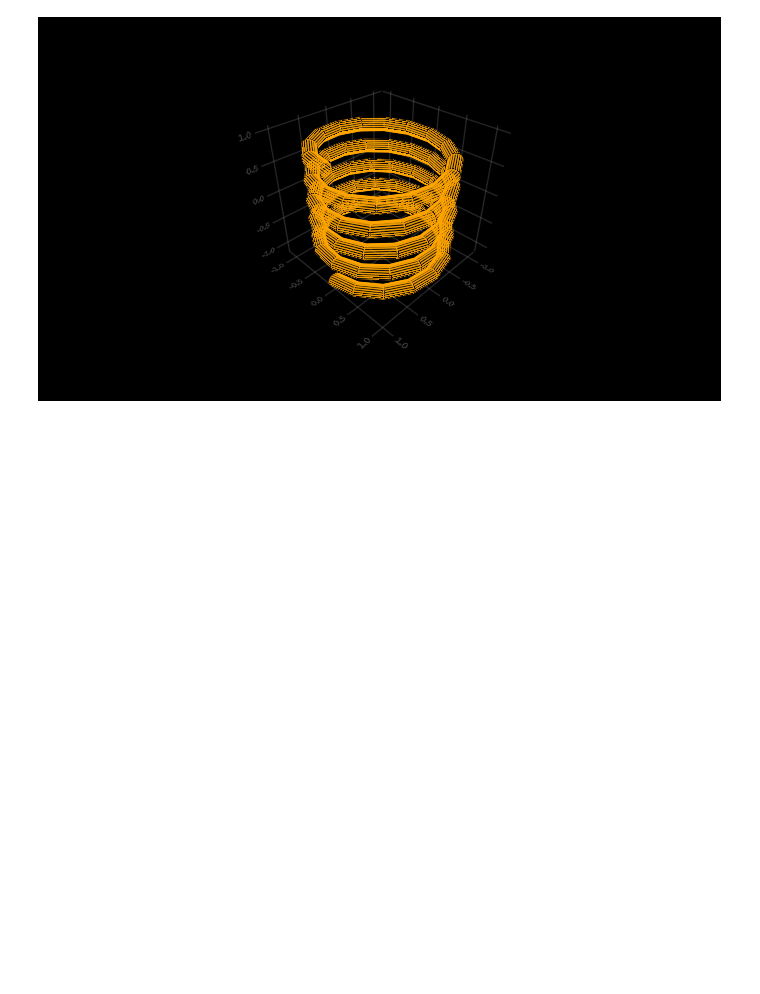
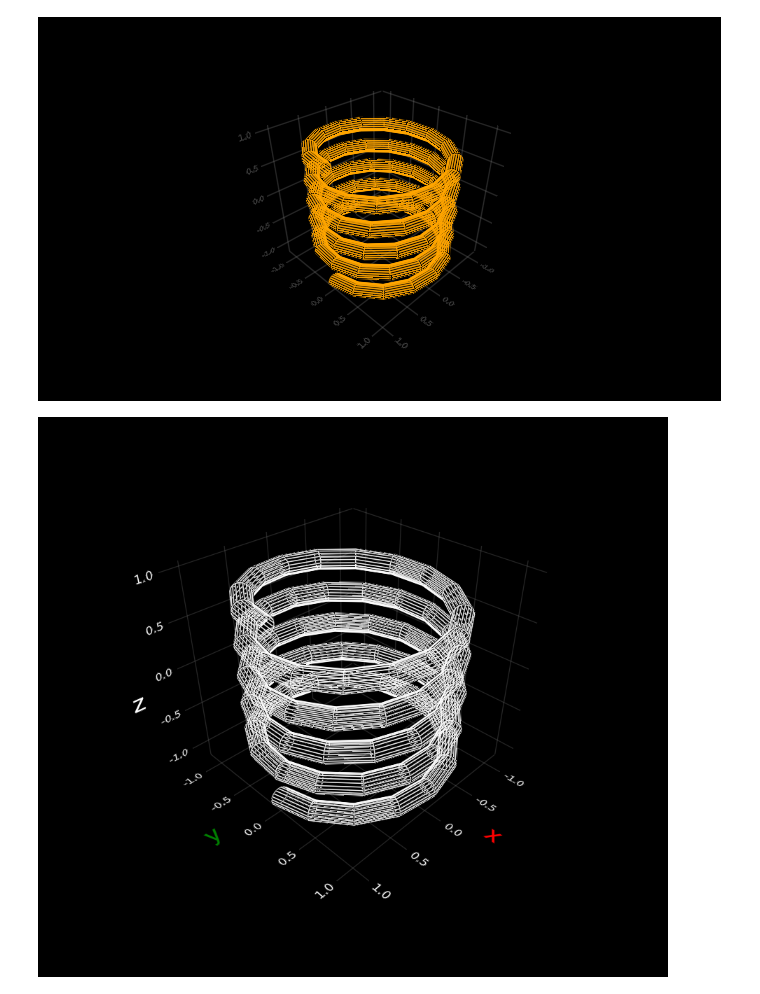
Before and after one commit to lazarusA/MakieNotebooks, a Jupyter notebook: MakieBlack.ipynb, the cells around one changed output. Saved outputs shown, nothing was run; the diff lists cells and outputs as text; code cells hidden in the pictures; blank space fills up the shorter version.

```diff
--- a/MakieBlack.ipynb
+++ b/MakieBlack.ipynb
@@ -189,4 +213,35 @@ z = [0.1*(sin(v) + u/1.7 - 10) for u in U, v in V];
 wireframe(x,y,z, color = :orange)
 # %% [output]
 [figure]
+# %%
+using GLMakie, ColorSchemes, Colors
+
+U  = LinRange(0,10π, 80)
+V = LinRange(0,2π, 20)
+x = [(1-0.1*cos(v))*cos(u) for u in U, v in V]
+y = [(1-0.1*cos(v))*sin(u) for u in U, v in V]
+z = [0.1*(sin(v) + u/1.7 - 10) for u in U, v in V];
+
+fig = Figure(resolution = (900, 800))
+ax = LScene(fig, scenekw = (camera = cam3d!, show_axis = true))
+line3d = wireframe!(x,y,z, color = :white)
+
+axis = ax.scene[OldAxis]
+axis[:names, :axisnames] = ("x", "y", "z")
+tstyle = axis[:names] #  get the nested attributes and work directly with them
+
+tstyle[:textsize] = 12
+tstyle[:textcolor] = (:red, :green, :white)
+tstyle[:font] = "helvetica"
+tstyle[:gap] = 5
+axis[:ticks][:textcolor] = :white
+axis[:ticks][:textsize] = 5
+#cbar = Colorbar(fig, line3d, label = "z",ticklabelsize = 12,
+#    width = 12, height = Relative(2/4), tickalign=0)
+fig[1, 1] = ax
+#fig[1, 2] = cbar
+#save("./results/FigWire.png", fig, px_per_unit = 1)
+fig
+# %% [output]
+[figure, added]
 # %%
```
Also changed, not shown: parts of 8 cells of this notebook, 49 other files.
